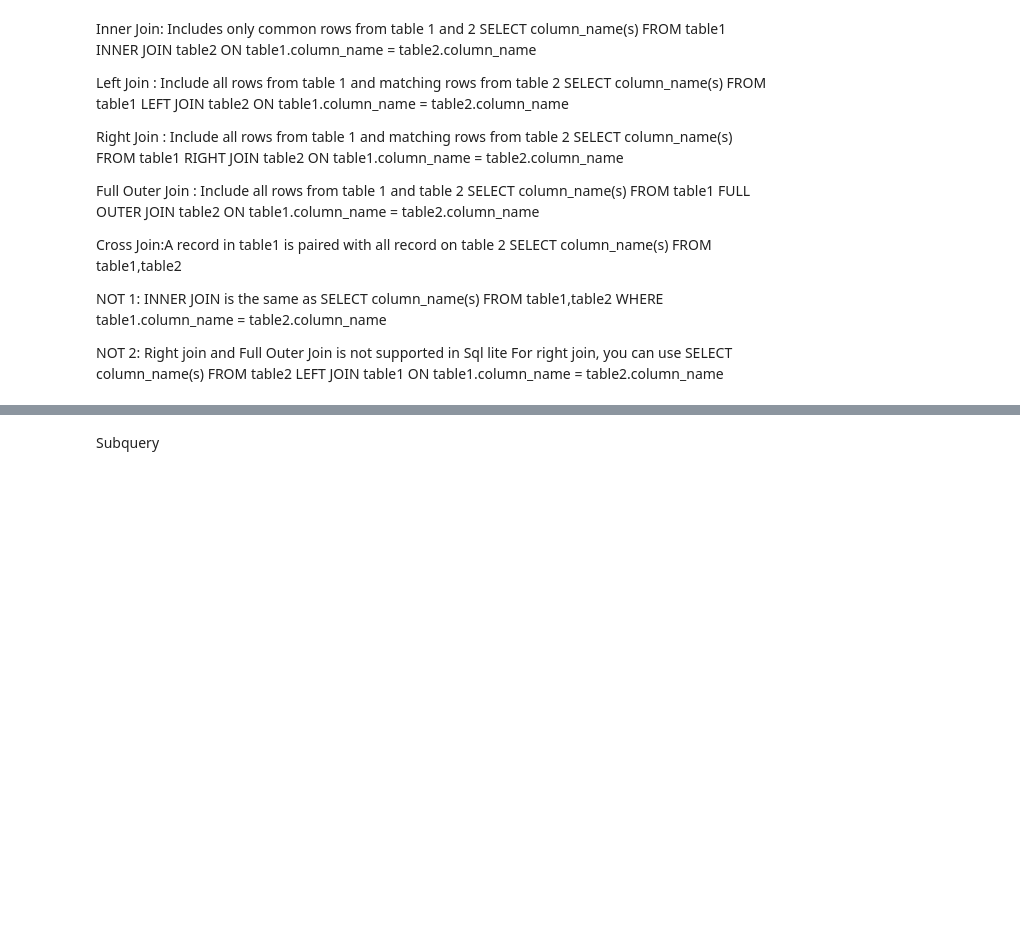
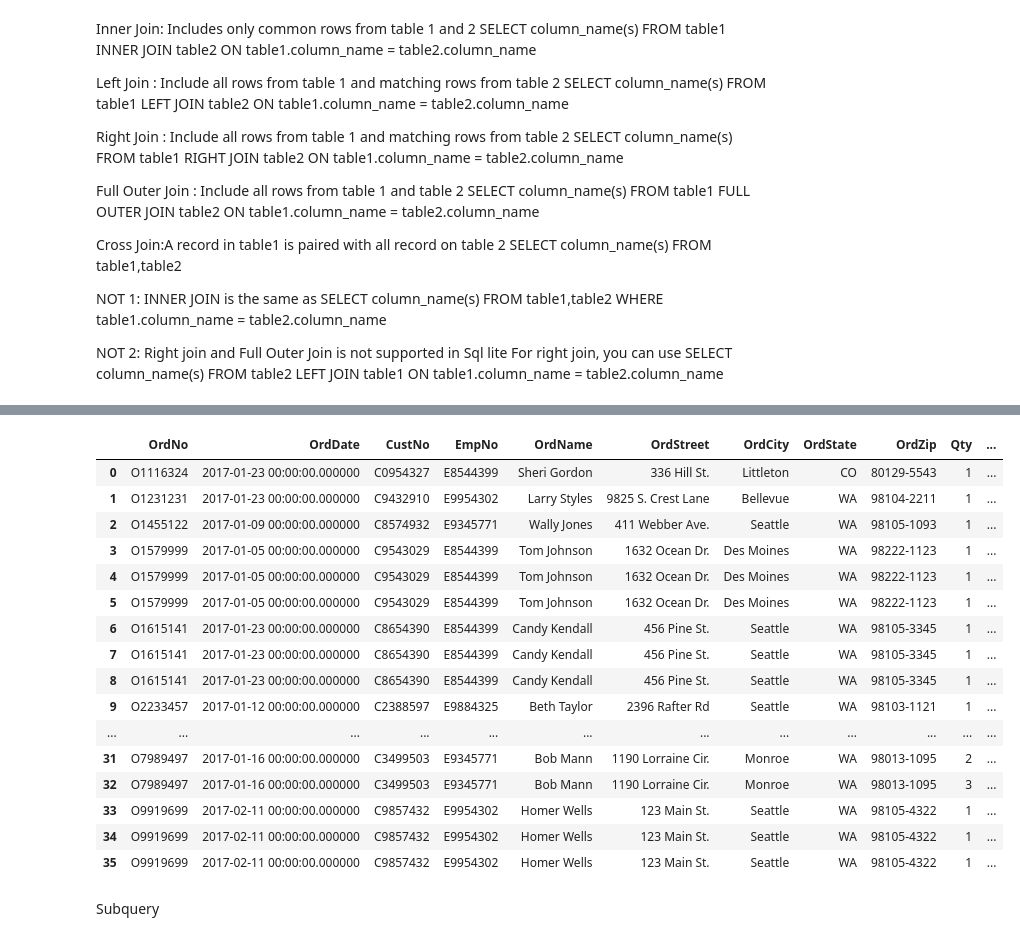
Before and after one commit to ogut77/BA, a Jupyter notebook: MultipleTable.ipynb, the cells around one changed output, grey strips where cells are left out. Drawn from its saved outputs; the diff is of its cells as text; code cells hidden in the pictures; blank space fills up the shorter version.

```diff
--- a/MultipleTable.ipynb
+++ b/MultipleTable.ipynb
@@ -521,3 +615,32 @@ Q13A
+# %%
+#Find each order information, quantity ordered  product name and price and assigned empolyee name
+#If order is internet orders
+txt='''
+Select  OrderTbl.*,Qty, ProdPrice, ProdName, EmpFirstName,EmpLastName
+From Product  Join  OrdLine on Product.ProdNo=OrdLine.ProdNo Join OrderTbl on OrdLine.OrdNo=OrderTbl.OrdNo
+Left Join Employee on OrderTbl.EmpNo=Employee.EmpNo
+Where OrderTbl.EmpNo is not null
+'''
+Q13A =  psql.sqldf(txt)
+Q13A
+# %% [output]
+|  | OrdNo | OrdDate | CustNo | EmpNo | OrdName | OrdStreet | OrdCity | OrdState | OrdZip | Qty | ... |
+| 0 | O1116324 | 2017-01-23 00:00:00.000000 | C0954327 | E8544399 | Sheri Gordon | 336 Hill St. | Littleton | CO | 80129-5543 | 1 | ... |
+| 1 | O1231231 | 2017-01-23 00:00:00.000000 | C9432910 | E9954302 | Larry Styles | 9825 S. Crest Lane | Bellevue | WA | 98104-2211 | 1 | ... |
+| 2 | O1455122 | 2017-01-09 00:00:00.000000 | C8574932 | E9345771 | Wally Jones | 411 Webber Ave. | Seattle | WA | 98105-1093 | 1 | ... |
+| 3 | O1579999 | 2017-01-05 00:00:00.000000 | C9543029 | E8544399 | Tom Johnson | 1632 Ocean Dr. | Des Moines | WA | 98222-1123 | 1 | ... |
+| 4 | O1579999 | 2017-01-05 00:00:00.000000 | C9543029 | E8544399 | Tom Johnson | 1632 Ocean Dr. | Des Moines | WA | 98222-1123 | 1 | ... |
+| 5 | O1579999 | 2017-01-05 00:00:00.000000 | C9543029 | E8544399 | Tom Johnson | 1632 Ocean Dr. | Des Moines | WA | 98222-1123 | 1 | ... |
+| 6 | O1615141 | 2017-01-23 00:00:00.000000 | C8654390 | E8544399 | Candy Kendall | 456 Pine St. | Seattle | WA | 98105-3345 | 1 | ... |
+| 7 | O1615141 | 2017-01-23 00:00:00.000000 | C8654390 | E8544399 | Candy Kendall | 456 Pine St. | Seattle | WA | 98105-3345 | 1 | ... |
+| 8 | O1615141 | 2017-01-23 00:00:00.000000 | C8654390 | E8544399 | Candy Kendall | 456 Pine St. | Seattle | WA | 98105-3345 | 1 | ... |
+| 9 | O2233457 | 2017-01-12 00:00:00.000000 | C2388597 | E9884325 | Beth Taylor | 2396 Rafter Rd | Seattle | WA | 98103-1121 | 1 | ... |
+| ... | ... | ... | ... | ... | ... | ... | ... | ... | ... | ... | ... |
+| 31 | O7989497 | 2017-01-16 00:00:00.000000 | C3499503 | E9345771 | Bob Mann | 1190 Lorraine Cir. | Monroe | WA | 98013-1095 | 2 | ... |
+| 32 | O7989497 | 2017-01-16 00:00:00.000000 | C3499503 | E9345771 | Bob Mann | 1190 Lorraine Cir. | Monroe | WA | 98013-1095 | 3 | ... |
+| 33 | O9919699 | 2017-02-11 00:00:00.000000 | C9857432 | E9954302 | Homer Wells | 123 Main St. | Seattle | WA | 98105-4322 | 1 | ... |
+| 34 | O9919699 | 2017-02-11 00:00:00.000000 | C9857432 | E9954302 | Homer Wells | 123 Main St. | Seattle | WA | 98105-4322 | 1 | ... |
+| 35 | O9919699 | 2017-02-11 00:00:00.000000 | C9857432 | E9954302 | Homer Wells | 123 Main St. | Seattle | WA | 98105-4322 | 1 | ... |
 # %% [markdown]
 Subquery
 # %%
```
Also changed, not shown: parts of 15 cells of this notebook.
